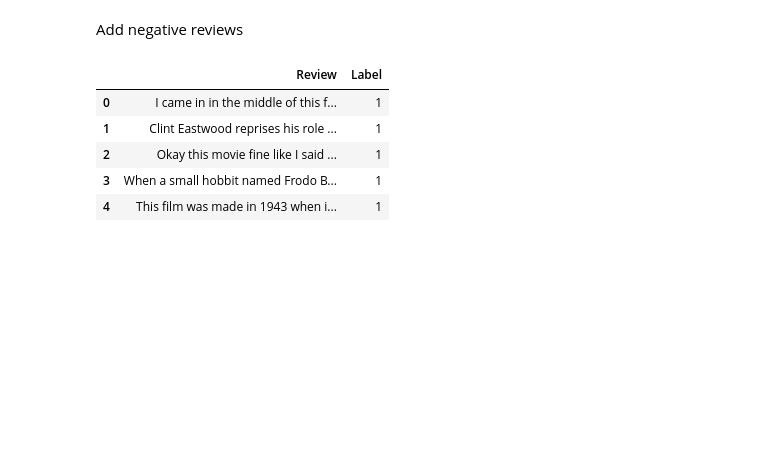
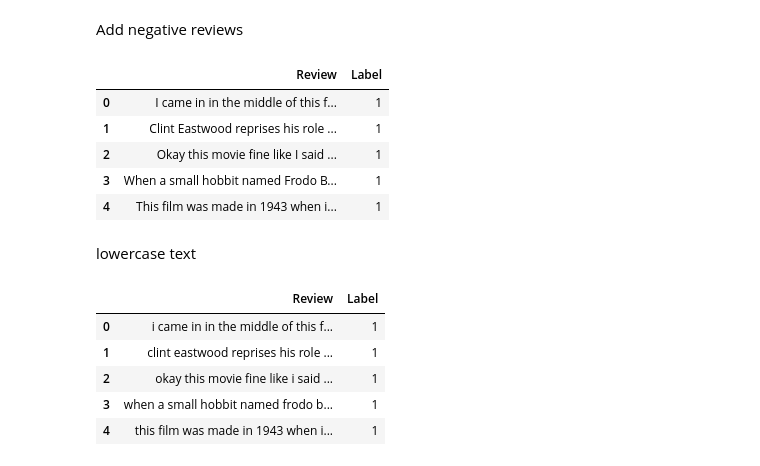
Before and after one commit to BlcMed/movie-review-sentiment-analyzer, a Jupyter notebook: notebooks/preprocessing.ipynb, the cells around one changed output. Cells and saved outputs as stored; diff of their text form; code cells hidden in the pictures; blank space fills up the shorter version.

```diff
--- a/notebooks/preprocessing.ipynb
+++ b/notebooks/preprocessing.ipynb
@@ -33,3 +33,5 @@ df.head(5)
 | 2 | Okay this movie fine like I said ... | 1 |
 | 3 | When a small hobbit named Frodo B... | 1 |
 | 4 | This film was made in 1943 when i... | 1 |
+# %% [markdown]
+lowercase text
@@ -35,0 +43,9 @@ df.head(5)
+# %%
+df.head()
+# %% [output]
+|  | Review | Label |
+| 0 | i came in in the middle of this f... | 1 |
+| 1 | clint eastwood reprises his role ... | 1 |
+| 2 | okay this movie fine like i said ... | 1 |
+| 3 | when a small hobbit named frodo b... | 1 |
+| 4 | this film was made in 1943 when i... | 1 |
```
Also changed, not shown: parts of 5 cells of this notebook, 1 other file.
